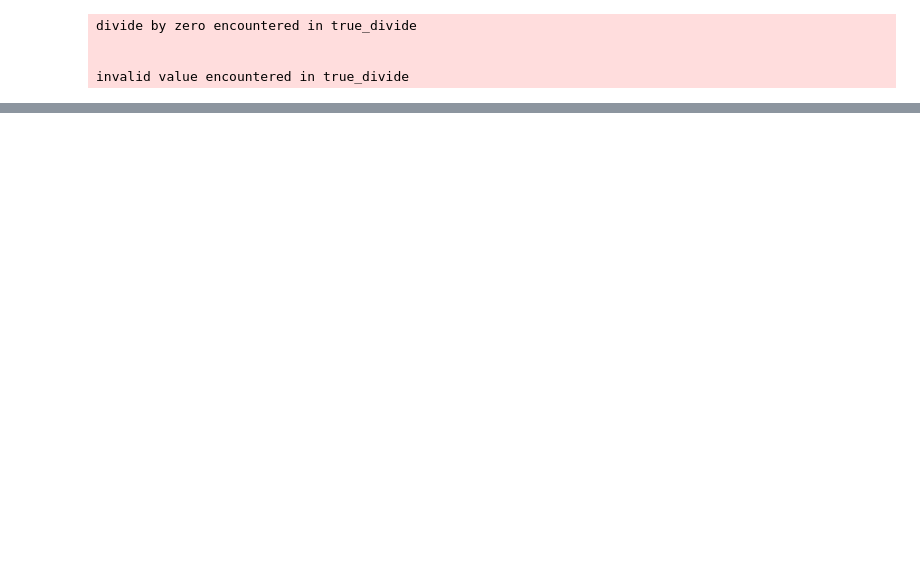
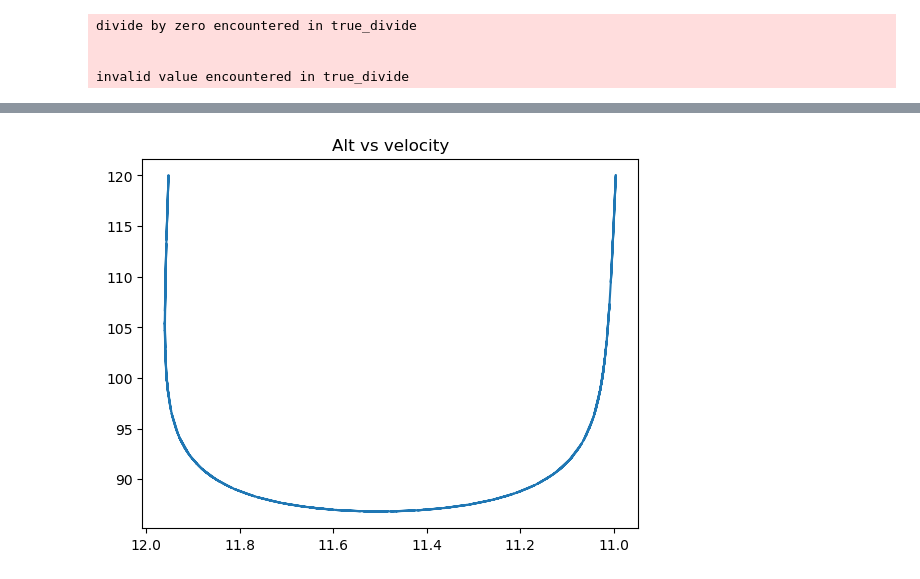
Before and after one commit to jackSN8/mars-3-months, a Jupyter notebook: hyperbolic-earth-entry.ipynb, the cells around one changed output, grey strips where cells are left out. Saved outputs shown, nothing was run; the diff lists cells and outputs as text; code cells hidden in the pictures; blank space fills up the shorter version.

```diff
--- a/hyperbolic-earth-entry.ipynb
+++ b/hyperbolic-earth-entry.ipynb
@@ -392,3 +414,9 @@ Entry interface at 817.38517079102 seconds
+# %%
+plt.plot(np.array(reentry_vel),np.array(reentry_alts))
+plt.title("Alt vs velocity")
+plt.gca().invert_xaxis()
+# %% [output]
+[figure, added]
 # %%
 fig, (ax1, ax2) = plt.subplots(1, 2, figsize=(10, 4))
 
```
Also changed, not shown: parts of 9 cells of this notebook, 18 other files.
